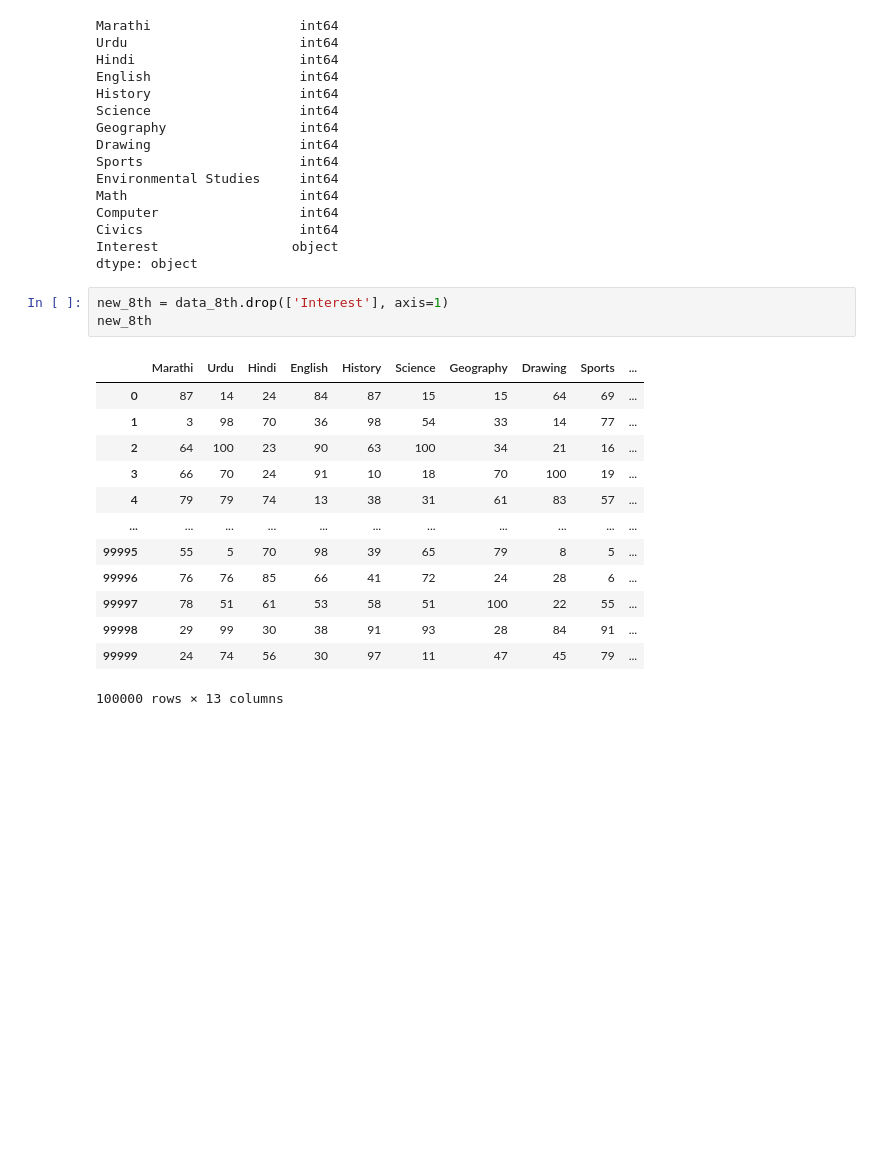
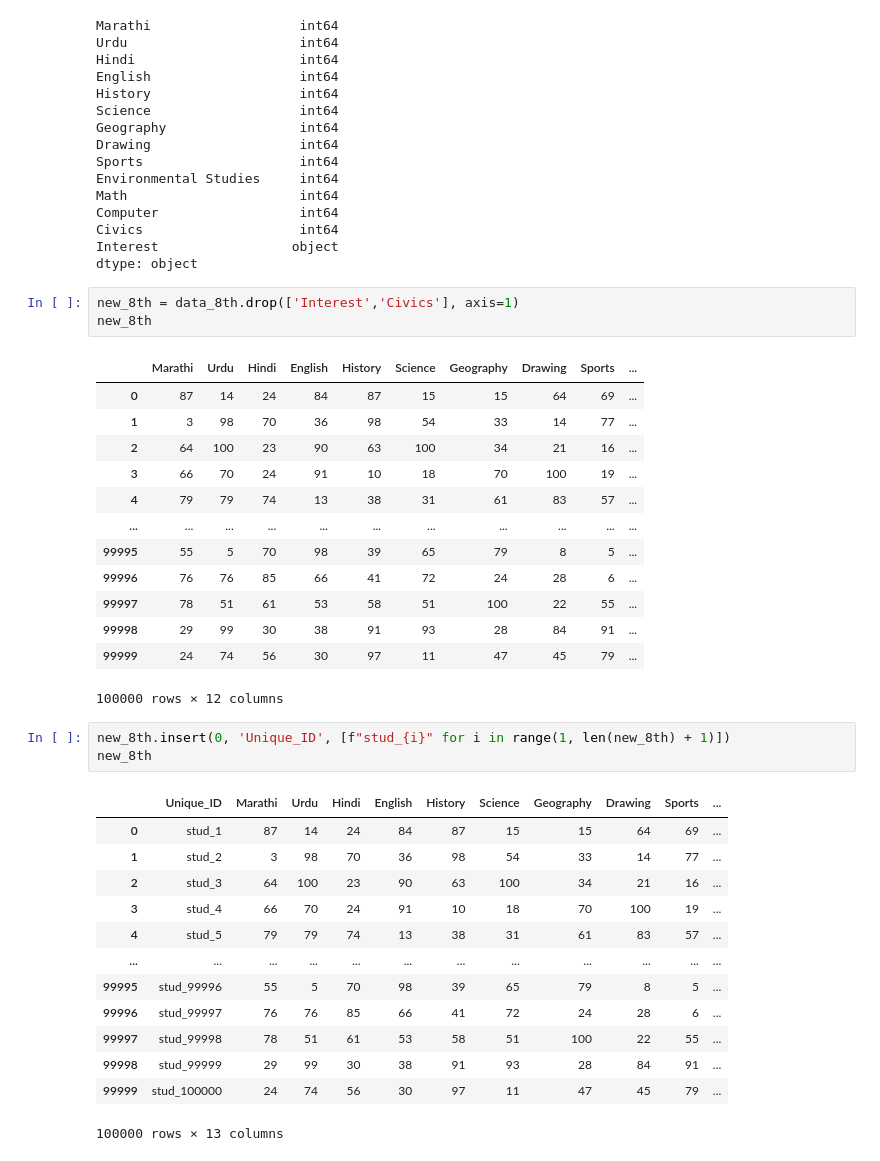
Before and after one commit to Abhishek-28-eng/Prediction_model, a Jupyter notebook: Latest/8th_std.ipynb, the cells around one changed output. Drawn from its saved outputs; the diff is of its cells as text; blank space fills up the shorter version.

```diff
--- a/Latest/8th_std.ipynb
+++ b/Latest/8th_std.ipynb
@@ -46,7 +46,7 @@ Civics                    int64
 Interest                 object
 dtype: object
 # %%
-new_8th = data_8th.drop(['Interest'], axis=1)
+new_8th = data_8th.drop(['Interest','Civics'], axis=1)
 new_8th
 # %% [output]
 |  | Marathi | Urdu | Hindi | English | History | Science | Geography | Drawing | Sports | ... |
@@ -61,4 +61,21 @@ new_8th
 | 99997 | 78 | 51 | 61 | 53 | 58 | 51 | 100 | 22 | 55 | ... |
 | 99998 | 29 | 99 | 30 | 38 | 91 | 93 | 28 | 84 | 91 | ... |
 | 99999 | 24 | 74 | 56 | 30 | 97 | 11 | 47 | 45 | 79 | ... |
-100000 rows × 13 columns
+100000 rows × 12 columns
+# %%
+new_8th.insert(0, 'Unique_ID', [f"stud_{i}" for i in range(1, len(new_8th) + 1)])
+new_8th
+# %% [output]
+|  | Unique_ID | Marathi | Urdu | Hindi | English | History | Science | Geography | Drawing | Sports | ... |
+| 0 | stud_1 | 87 | 14 | 24 | 84 | 87 | 15 | 15 | 64 | 69 | ... |
+| 1 | stud_2 | 3 | 98 | 70 | 36 | 98 | 54 | 33 | 14 | 77 | ... |
+| 2 | stud_3 | 64 | 100 | 23 | 90 | 63 | 100 | 34 | 21 | 16 | ... |
+| 3 | stud_4 | 66 | 70 | 24 | 91 | 10 | 18 | 70 | 100 | 19 | ... |
+| 4 | stud_5 | 79 | 79 | 74 | 13 | 38 | 31 | 61 | 83 | 57 | ... |
+| ... | ... | ... | ... | ... | ... | ... | ... | ... | ... | ... | ... |
+| 99995 | stud_99996 | 55 | 5 | 70 | 98 | 39 | 65 | 79 | 8 | 5 | ... |
+| 99996 | stud_99997 | 76 | 76 | 85 | 66 | 41 | 72 | 24 | 28 | 6 | ... |
+| 99997 | stud_99998 | 78 | 51 | 61 | 53 | 58 | 51 | 100 | 22 | 55 | ... |
+| 99998 | stud_99999 | 29 | 99 | 30 | 38 | 91 | 93 | 28 | 84 | 91 | ... |
+| 99999 | stud_100000 | 24 | 74 | 56 | 30 | 97 | 11 | 47 | 45 | 79 | ... |
+100000 rows × 13 columns
```
Also changed, not shown: parts of 2 cells of this notebook, 4 other files.
